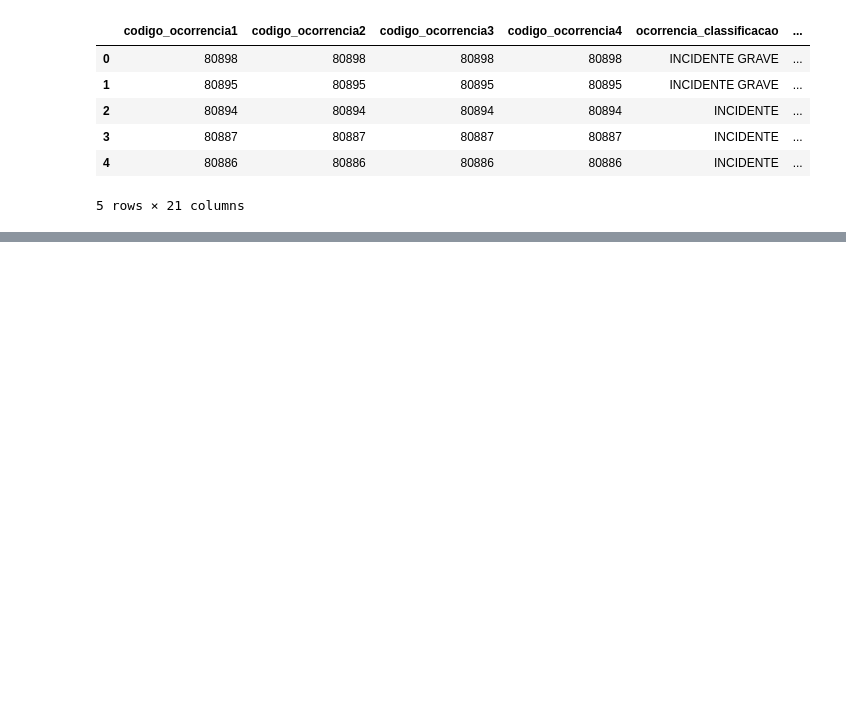
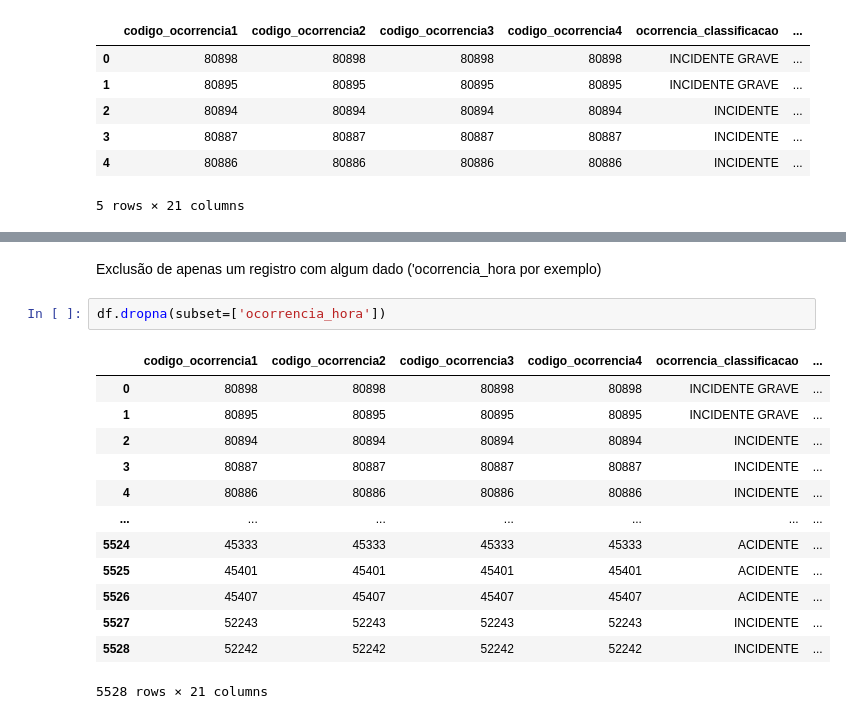
Before and after one commit to JoseWRPereira/jupyter-lab, a Jupyter notebook: CENIPA/cenipa.ipynb, the cells around one changed output, grey strips where cells are left out. Drawn from its saved outputs; the diff is of its cells as text; blank space fills up the shorter version.

Commit message:
Etapa de limpeza dos dados

```diff
--- a/CENIPA/cenipa.ipynb
+++ b/CENIPA/cenipa.ipynb
@@ -277,0 +408,18 @@ df.head()
+# %% [markdown]
+Exclusão de apenas um registro com algum dado <NA> ('ocorrencia_hora por exemplo)
+# %%
+df.dropna(subset=['ocorrencia_hora'])
+# %% [output]
+|  | codigo_ocorrencia1 | codigo_ocorrencia2 | codigo_ocorrencia3 | codigo_ocorrencia4 | ocorrencia_classificacao | ... |
+| 0 | 80898 | 80898 | 80898 | 80898 | INCIDENTE GRAVE | ... |
+| 1 | 80895 | 80895 | 80895 | 80895 | INCIDENTE GRAVE | ... |
+| 2 | 80894 | 80894 | 80894 | 80894 | INCIDENTE | ... |
+| 3 | 80887 | 80887 | 80887 | 80887 | INCIDENTE | ... |
+| 4 | 80886 | 80886 | 80886 | 80886 | INCIDENTE | ... |
+| ... | ... | ... | ... | ... | ... | ... |
+| 5524 | 45333 | 45333 | 45333 | 45333 | ACIDENTE | ... |
+| 5525 | 45401 | 45401 | 45401 | 45401 | ACIDENTE | ... |
+| 5526 | 45407 | 45407 | 45407 | 45407 | ACIDENTE | ... |
+| 5527 | 52243 | 52243 | 52243 | 52243 | INCIDENTE | ... |
+| 5528 | 52242 | 52242 | 52242 | 52242 | INCIDENTE | ... |
+5528 rows × 21 columns
```
Also changed, not shown: parts of 18 cells of this notebook.
